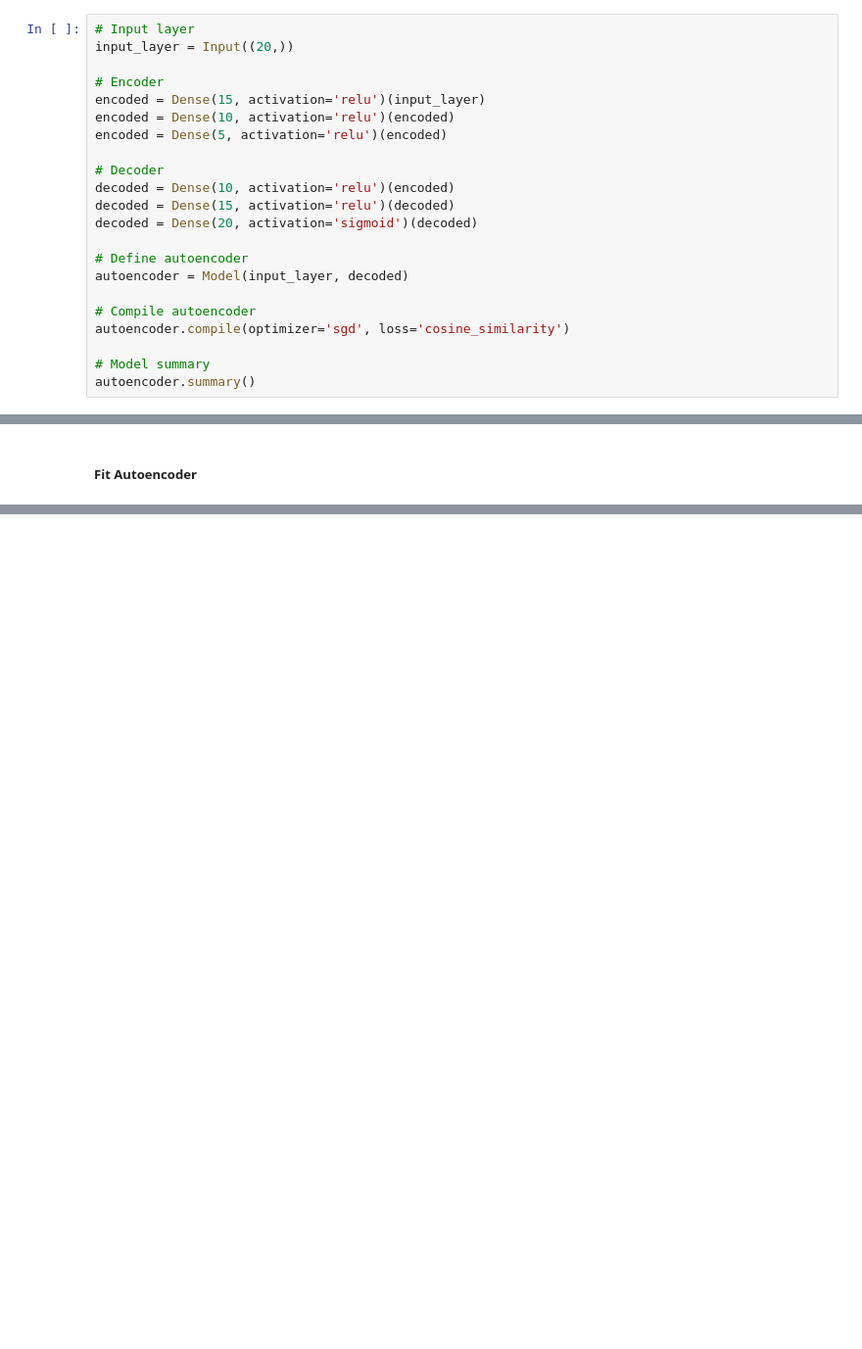
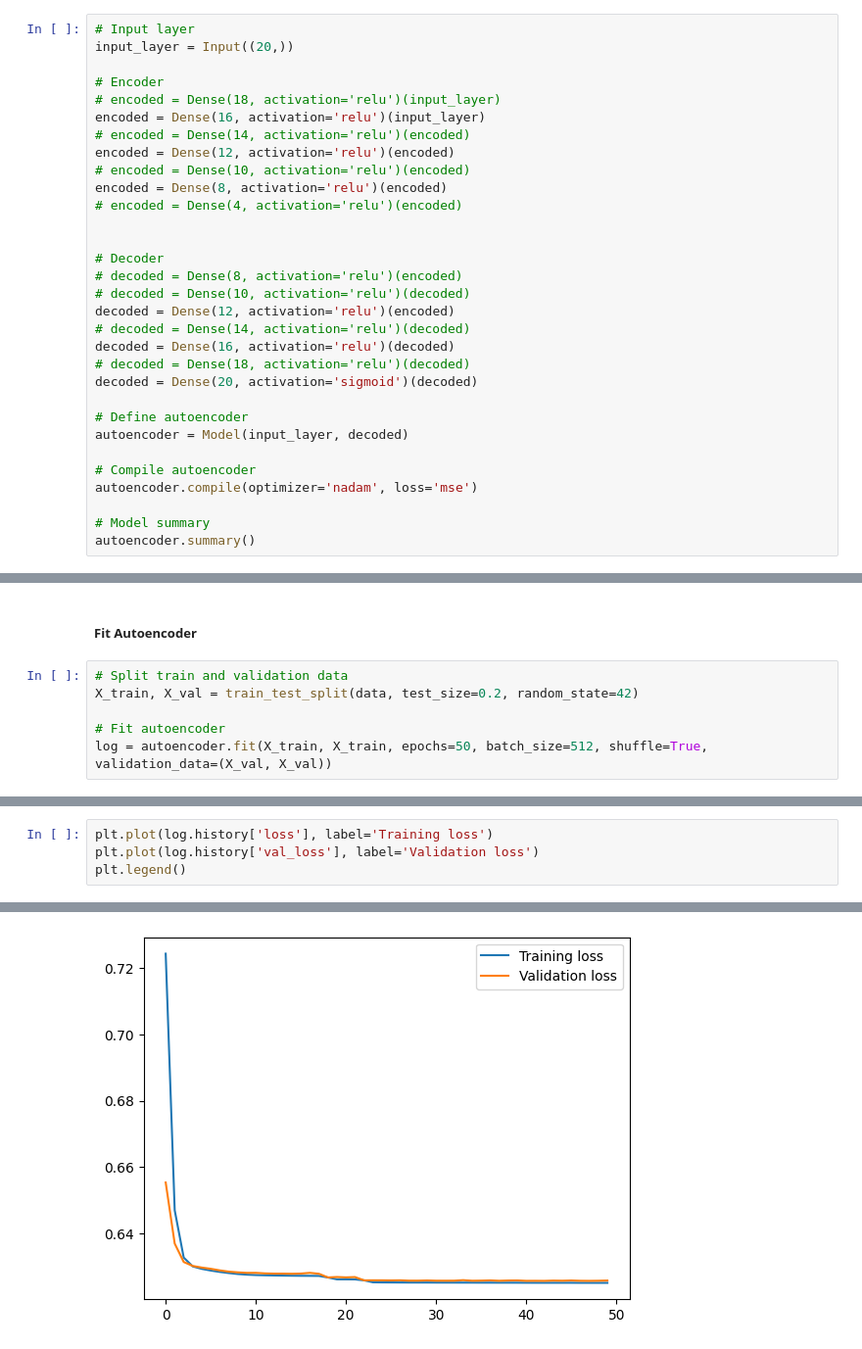
Before and after one commit to yazdanzv/Compare_Multiple_DL_Methods_on_Flight_USA_Dataset, a Jupyter notebook: main.ipynb, the cells around one changed output, grey strips where cells are left out. Shown at 98% size. Saved outputs shown, nothing was run; the diff lists cells and outputs as text; blank space fills up the shorter version.

```diff
--- a/main.ipynb
+++ b/main.ipynb
@@ -298,20 +378,29 @@ lda_data_final = pd.concat([droped_data, lda_data], axis=1)
 input_layer = Input((20,))
 
 # Encoder
-encoded = Dense(15, activation='relu')(input_layer)
-encoded = Dense(10, activation='relu')(encoded)
-encoded = Dense(5, activation='relu')(encoded)
+# encoded = Dense(18, activation='relu')(input_layer)
+encoded = Dense(16, activation='relu')(input_layer)
+# encoded = Dense(14, activation='relu')(encoded)
+encoded = Dense(12, activation='relu')(encoded)
+# encoded = Dense(10, activation='relu')(encoded)
+encoded = Dense(8, activation='relu')(encoded)
+# encoded = Dense(4, activation='relu')(encoded)
+
 
 # Decoder
-decoded = Dense(10, activation='relu')(encoded)
-decoded = Dense(15, activation='relu')(decoded)
+# decoded = Dense(8, activation='relu')(encoded)
+# decoded = Dense(10, activation='relu')(decoded)
+decoded = Dense(12, activation='relu')(encoded)
+# decoded = Dense(14, activation='relu')(decoded)
+decoded = Dense(16, activation='relu')(decoded)
+# decoded = Dense(18, activation='relu')(decoded)
 decoded = Dense(20, activation='sigmoid')(decoded)
 
 # Define autoencoder
 autoencoder = Model(input_layer, decoded)
 
 # Compile autoencoder
-autoencoder.compile(optimizer='sgd', loss='cosine_similarity')
+autoencoder.compile(optimizer='nadam', loss='mse')
 
 # Model summary
 autoencoder.summary()
@@ -335,3 +424,9 @@ Non-trainable params: 0 (0.00 Byte)
 _________________________________________________________________
 # %% [markdown]
 <h5>Fit Autoencoder</h5>
+# %%
+# Split train and validation data
+X_train, X_val = train_test_split(data, test_size=0.2, random_state=42)
+
+# Fit autoencoder
+log = autoencoder.fit(X_train, X_train, epochs=50, batch_size=512, shuffle=True, validation_data=(X_val, X_val))
@@ -337,0 +453,5 @@ _________________________________________________________________
+# %%
+plt.plot(log.history['loss'], label='Training loss')
+plt.plot(log.history['val_loss'], label='Validation loss')
+plt.legend()
+# %% [output]
@@ -337,0 +459 @@ _________________________________________________________________
+[figure, added]
```
Also changed, not shown: parts of 43 cells of this notebook.
